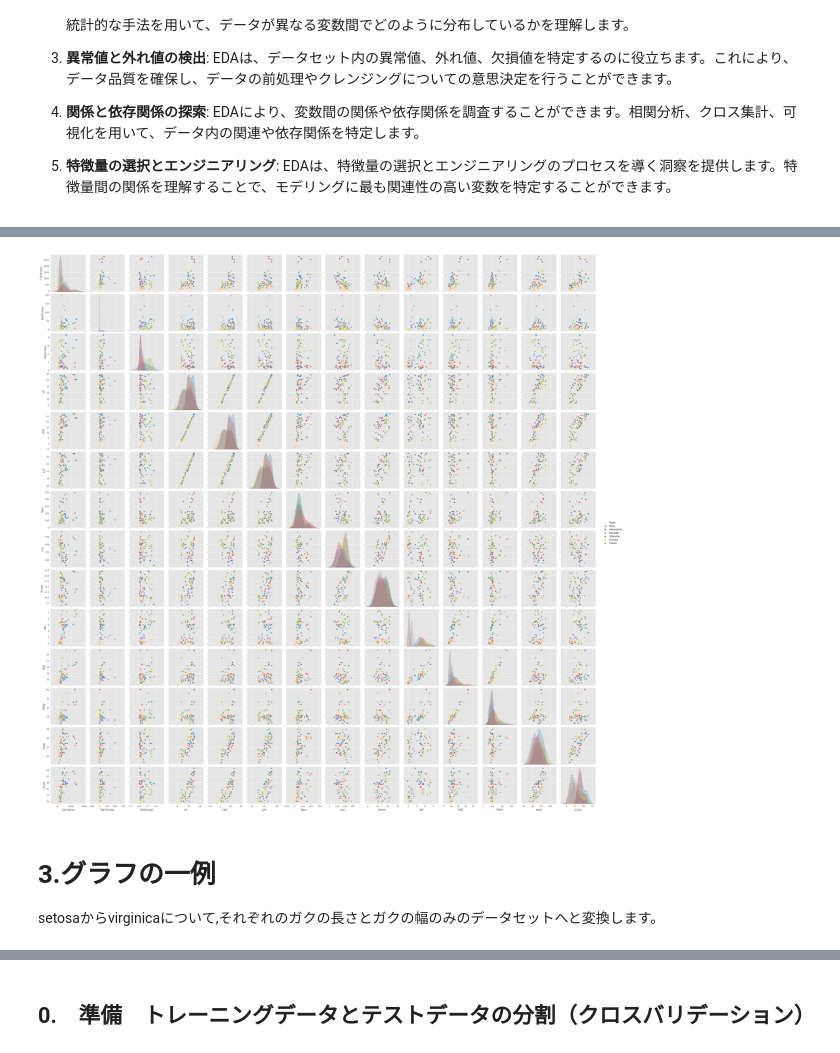
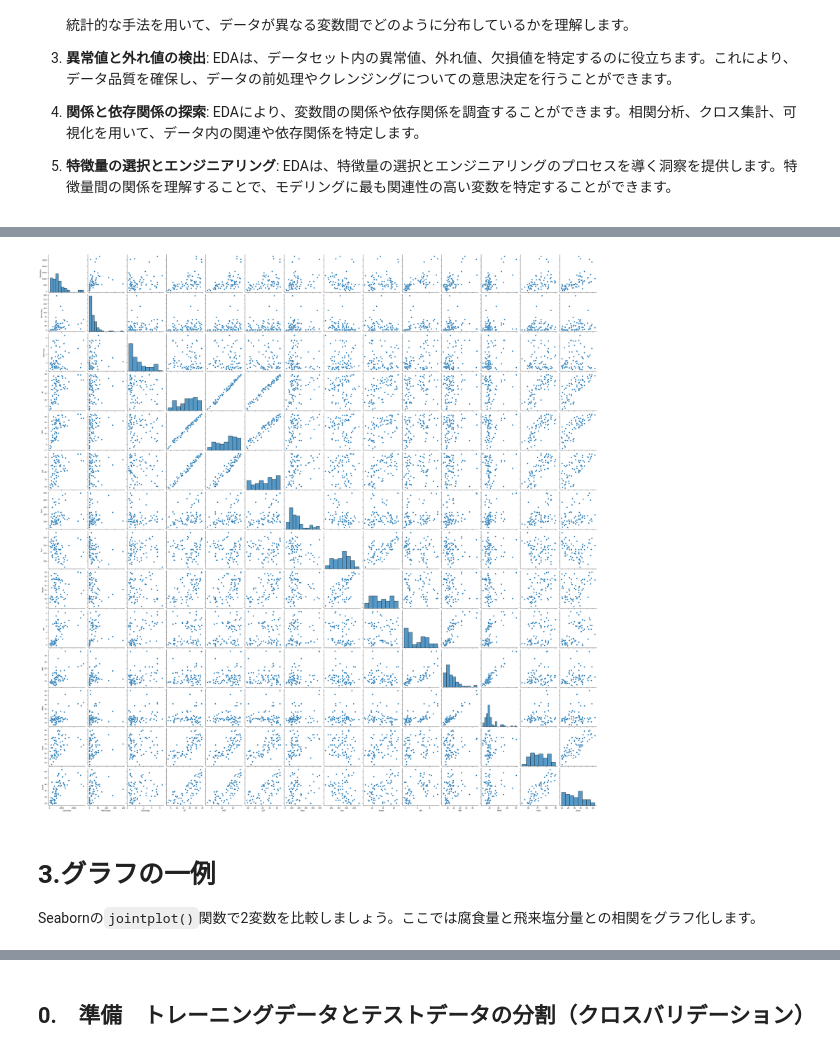
Before and after one commit to ARIM-Training/Training_python_3, a Jupyter notebook: python_seminar_3.ipynb, the cells around one changed output, grey strips where cells are left out. Drawn from its saved outputs; the diff is of its cells as text; code cells hidden in the pictures.

```diff
--- a/python_seminar_3.ipynb
+++ b/python_seminar_3.ipynb
@@ -142,3 +187,3 @@ memory usage: 3.3+ KB
 # %%
-#全地点のデータを行方向に結合
-dfC=pd.concat([Naha2,Miyakojima,Fukuoka,Shizuoka,Tsukuba,Choshi],ignore_index=True)
+df = pd.concat([Naha2,Miyakojima,Fukuoka,Shizuoka,Tsukuba,Choshi],ignore_index=True)
+df
@@ -236,0 +233,2 @@ dfRpf
+# %%
+dfR=df.drop(["Date",'MWD','PMWD','WD',"Place"],axis=1)
@@ -236,0 +261,7 @@ dfRpf
+# %%
+#相関係数をヒートマップ化する
+fig = plt.figure(figsize=(12,12))
+plt.rcParams["font.size"] = 8
+
+sns.heatmap(corr, annot=True)
+plt.show()
@@ -236,0 +270,8 @@ dfRpf
+# %%
+# 寄与が少ない変数を削減
+dfRpf=dfR.drop([ 'HT', 'LT', 'CAT', 'CAT0', 'CHT',
+                'CHT0', 'CLT', 'CLT0', 'Mrain',
+                'RateSun', 'Csun', 'CSun40', 'Msnow',
+                'Snow','MdaySnow',  'CMW',
+                'Vap', 'CMSnow'],axis=1)
+dfRpf
@@ -237,10 +292,10 @@ dfRpf
 # %%
 #　ペアプロットによる各変数間の二次元空間像
-sns.pairplot(dfRpf,hue='Place')
+sns.pairplot(dfRpf)
 plt.show()
 # %% [output]
-[figure, old version]
+[figure, new version]
 # %% [markdown]
 # 3.グラフの一例
-setosaからvirginicaについて,それぞれのガクの長さとガクの幅のみのデータセットへと変換します。
+Seabornの`jointplot()`関数で2変数を比較しましょう。ここでは腐食量と飛来塩分量との相関をグラフ化します。
 # %%
```
Also changed, not shown: parts of 57 cells of this notebook, 4 other files.
